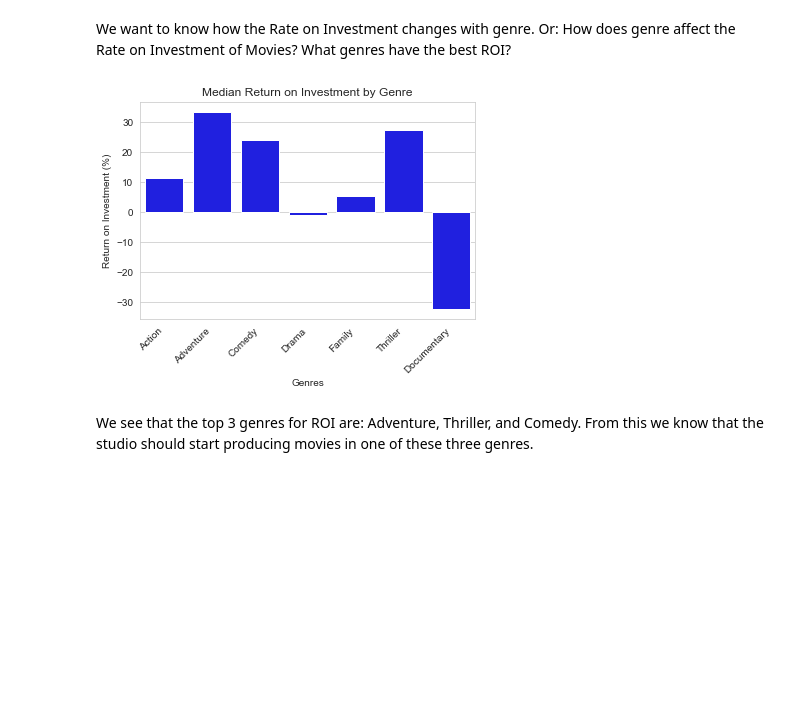
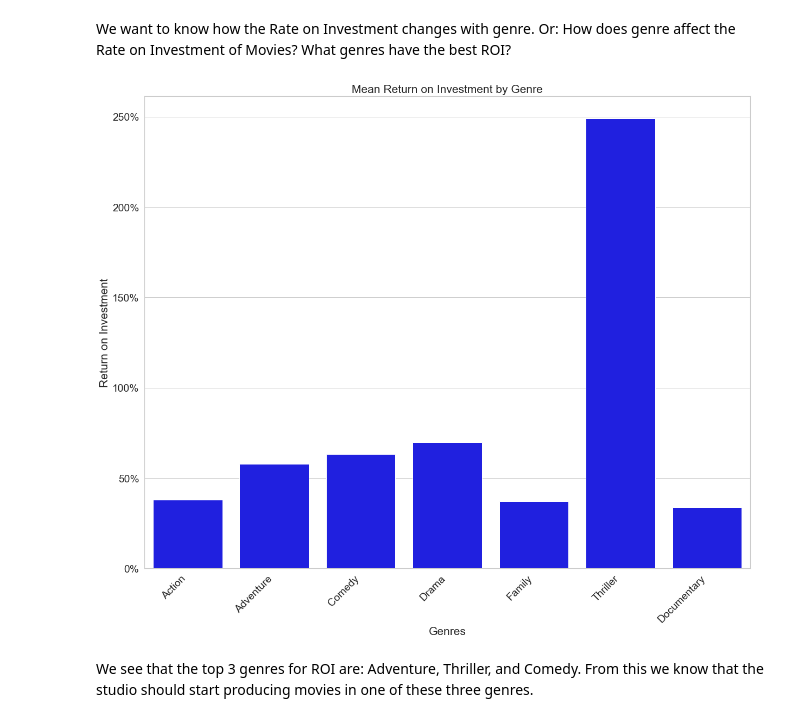
Before and after one commit to danvalen1/Film-Industry-Analysis, a Jupyter notebook: mak.ipynb, the cells around one changed output. Saved outputs shown, nothing was run; the diff lists cells and outputs as text; code cells hidden in the pictures; blank space fills up the shorter version.

```diff
--- a/mak.ipynb
+++ b/mak.ipynb
@@ -377,3 +378,5 @@ plt.show()
 [figure]
 # %%
 #df_budget_merge.to_csv('Cleaned_Data.csv')
+# %%
+df_budget_merge['budget_category'] = df_budget_merge['total_costs'].apply(lambda x: 'low' if x < 25000000 else ('mid' if x < 100000000 else 'high' ))
@@ -472,18 +489,21 @@ SyntaxError: can't assign to operator (<ipython-input-73-c2b9e8e89634>, line 4)
 # %% [markdown]
 We want to know how the Rate on Investment changes with genre. Or: How does genre affect the Rate on Investment of Movies? What genres have the best ROI?
 # %%
-sns.set_style('whitegrid')
+
+sns.set(font_scale = 1.75, style= 'whitegrid')
 x1 = ['Action', 'Adventure', 'Comedy', 'Drama', 'Family', 'Thriller', 'Documentary']
 y1 = []
 for genre in genres:
 #     x1.append(genre['name'])
-    y1.append(genre['ROI'].median())
-fig = plt.figure()
+    y1.append(genre['ROI'].mean())
+fig = plt.figure(figsize=(20, 16))
 ax = sns.barplot(x = x1, y = y1, color = 'blue')
-ax.set(title = 'Median Return on Investment by Genre', xlabel = 'Genres', ylabel = 'Return on Investment (%)')
-ax.set_xticklabels(ax.get_xticklabels(), rotation = 45, horizontalalignment = 'right');
+ax.set(title = 'Mean Return on Investment by Genre', xlabel = 'Genres', ylabel = 'Return on Investment')
+ax.set_xticklabels(ax.get_xticklabels(), rotation = 45, horizontalalignment = 'right')
+ax.yaxis.set_major_formatter(mtick.PercentFormatter())
+#fig.savefig('Average_Return_on_Investment_by_Genre.png');
 # %% [output]
-[figure, old version]
+[figure, new version]
 # %% [markdown]
 We see that the top 3 genres for ROI are: Adventure, Thriller, and Comedy. From this we know that the studio should start producing movies in one of these three genres.
 # %% [markdown]
```
Also changed, not shown: parts of 17 cells of this notebook, 3 other files.
